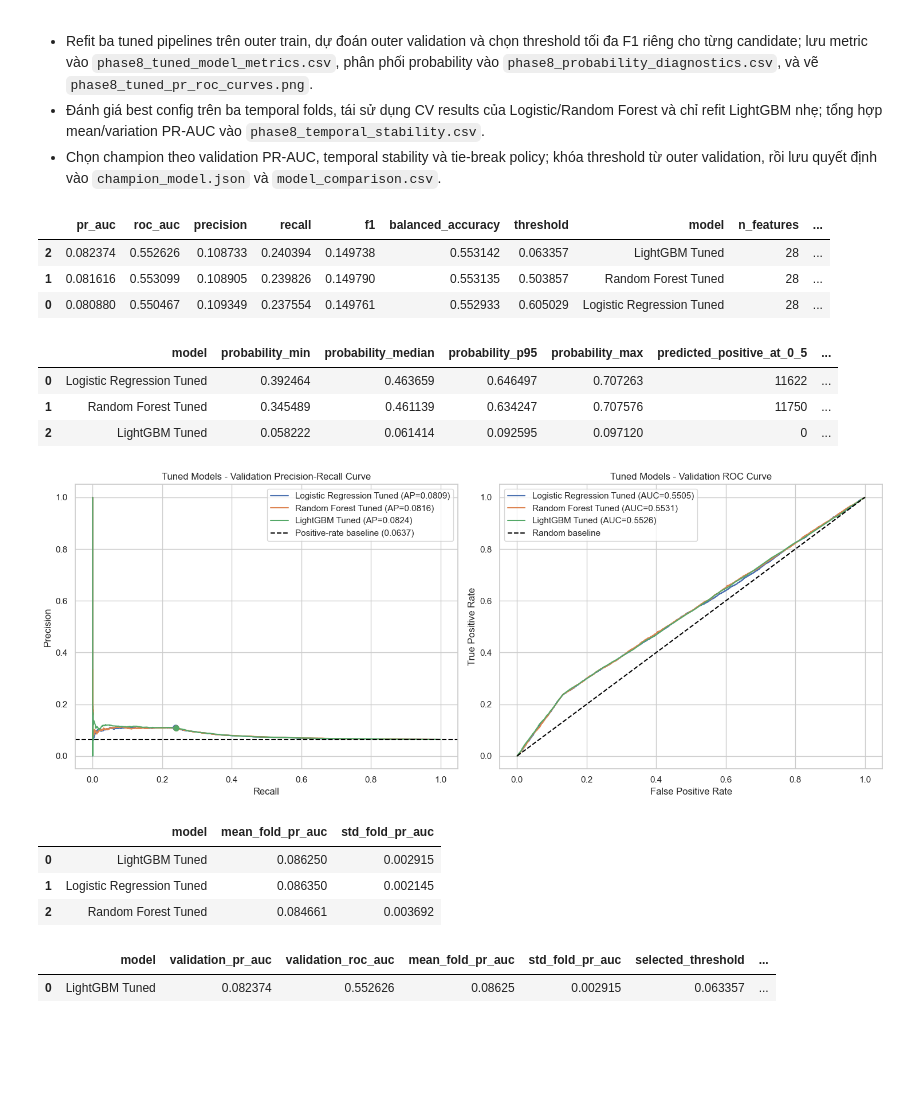
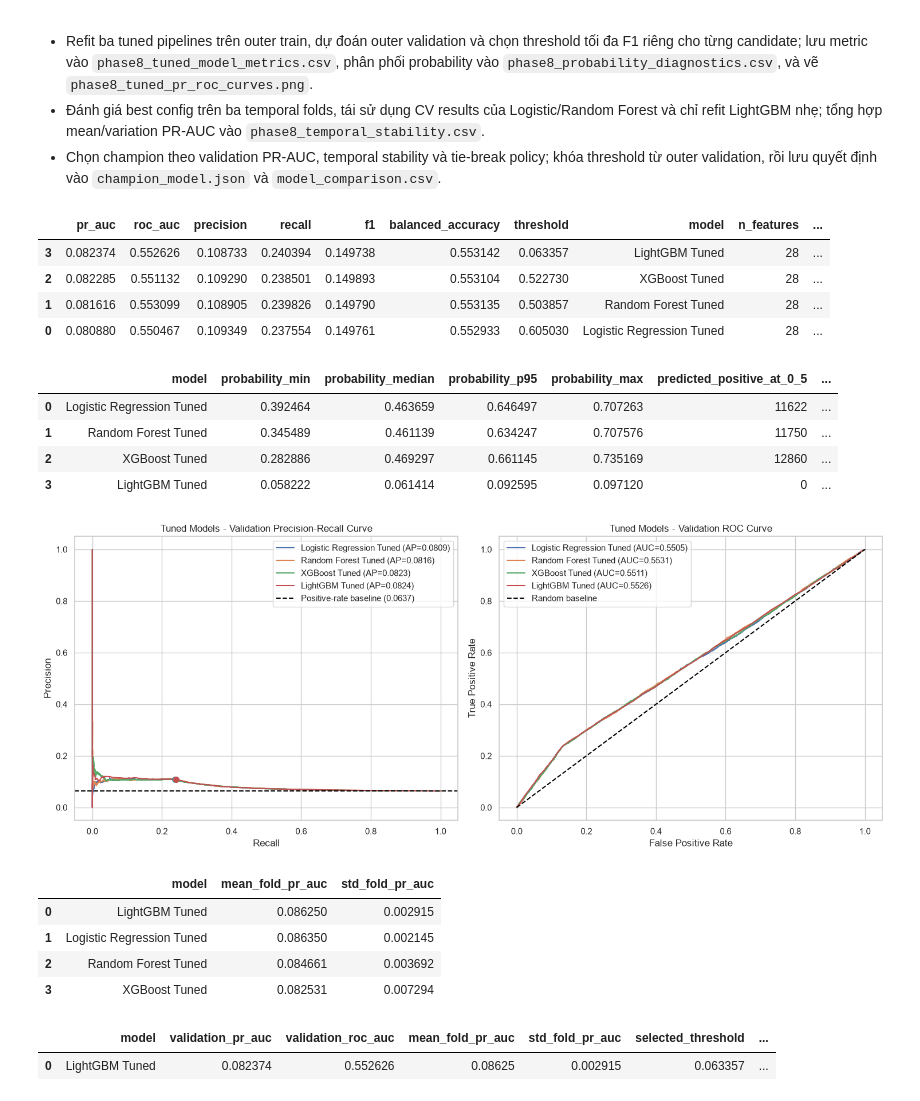
Before and after one commit to AIThucChien2026/VSF_DS_NguyenBaHao, a Jupyter notebook: report_2026_06_14/4_Modeling.ipynb, the cells around one changed output. Cells and saved outputs as stored; diff of their text form; code cells hidden in the pictures; blank space fills up the shorter version.

```diff
--- a/report_2026_06_14/4_Modeling.ipynb
+++ b/report_2026_06_14/4_Modeling.ipynb
@@ -689,6 +691,26 @@ initial_models = {
             ),
         ]
     ),
+    "XGBoost": Pipeline(
+        [
+            ("preprocessor", make_preprocessor(feature_cols_v1)),
+            (
+                "classifier",
+                xgb.XGBClassifier(
+                    n_estimators=500,
+                    learning_rate=0.05,
+                    max_depth=6,
+                    subsample=0.8,
+                    colsample_bytree=0.8,
+                    scale_pos_weight=scale_pos_weight,
+                    eval_metric="aucpr",
+                    random_state=RANDOM_STATE,
+                    n_jobs=-1,
+                    tree_method="hist",
+                ),
+            ),
+        ]
+    ),
 }
 # %%
 # Phase 5.2 - Train và đánh giá validation
@@ -1087,6 +1165,7 @@ tuned_lgbm_params = {
 tuned_models = {
     "Logistic Regression Tuned": logistic_grid.best_estimator_,
     "Random Forest Tuned": rf_random.best_estimator_,
+    "XGBoost Tuned": xgb_random.best_estimator_,
     "LightGBM Tuned": Pipeline(
         [
             ("preprocessor", make_preprocessor(feature_cols_v1)),
@@ -1168,37 +1247,39 @@ for model_name, probability in tuned_valid_probabilities.items():
     )
 
 axes[0].axhline(
     valid_df[TARGET].mean(),
     color="black",
     linestyle="--",
     label=f"Positive-rate baseline ({valid_df[TARGET].mean():.4f})",
 )
 axes[0].set_title("Tuned Models - Validation Precision-Recall Curve")
 axes[0].set_xlabel("Recall")
 axes[0].set_ylabel("Precision")
 axes[1].plot([0, 1], [0, 1], color="black", linestyle="--", label="Random baseline")
 axes[1].set_title("Tuned Models - Validation ROC Curve")
 axes[1].set_xlabel("False Positive Rate")
 axes[1].set_ylabel("True Positive Rate")
 for ax in axes:
     ax.legend()
 plt.tight_layout()
 fig.savefig(
     MODEL_FIGURE_DIR / "phase8_tuned_pr_roc_curves.png",
     dpi=150,
     bbox_inches="tight",
 )
 plt.show()
 # %% [output]
 |  | pr_auc | roc_auc | precision | recall | f1 | balanced_accuracy | threshold | model | n_features | ... |
-| 2 | 0.082374 | 0.552626 | 0.108733 | 0.240394 | 0.149738 | 0.553142 | 0.063357 | LightGBM Tuned | 28 | ... |
+| 3 | 0.082374 | 0.552626 | 0.108733 | 0.240394 | 0.149738 | 0.553142 | 0.063357 | LightGBM Tuned | 28 | ... |
+| 2 | 0.082285 | 0.551132 | 0.109290 | 0.238501 | 0.149893 | 0.553104 | 0.522730 | XGBoost Tuned | 28 | ... |
 | 1 | 0.081616 | 0.553099 | 0.108905 | 0.239826 | 0.149790 | 0.553135 | 0.503857 | Random Forest Tuned | 28 | ... |
-| 0 | 0.080880 | 0.550467 | 0.109349 | 0.237554 | 0.149761 | 0.552933 | 0.605029 | Logistic Regression Tuned | 28 | ... |
+| 0 | 0.080880 | 0.550467 | 0.109349 | 0.237554 | 0.149761 | 0.552933 | 0.605030 | Logistic Regression Tuned | 28 | ... |
 |  | model | probability_min | probability_median | probability_p95 | probability_max | predicted_positive_at_0_5 | ... |
 | 0 | Logistic Regression Tuned | 0.392464 | 0.463659 | 0.646497 | 0.707263 | 11622 | ... |
 | 1 | Random Forest Tuned | 0.345489 | 0.461139 | 0.634247 | 0.707576 | 11750 | ... |
-| 2 | LightGBM Tuned | 0.058222 | 0.061414 | 0.092595 | 0.097120 | 0 | ... |
+| 2 | XGBoost Tuned | 0.282886 | 0.469297 | 0.661145 | 0.735169 | 12860 | ... |
+| 3 | LightGBM Tuned | 0.058222 | 0.061414 | 0.092595 | 0.097120 | 0 | ... |
-[figure, old version]
+[figure, new version]
 # %%
 # Phase 8.2 - Temporal stability của best configs
 def search_cv_scores(model_name, search):
@@ -1236,6 +1317,7 @@ def temporal_model_scores(model_name, model):
 stability_rows = []
 stability_rows.extend(search_cv_scores("Logistic Regression Tuned", logistic_grid))
 stability_rows.extend(search_cv_scores("Random Forest Tuned", rf_random))
+stability_rows.extend(search_cv_scores("XGBoost Tuned", xgb_random))
 stability_rows.extend(
     temporal_model_scores("LightGBM Tuned", tuned_models["LightGBM Tuned"])
 )
@@ -1252,6 +1334,7 @@ display(stability_summary)
 | 0 | LightGBM Tuned | 0.086250 | 0.002915 |
 | 1 | Logistic Regression Tuned | 0.086350 | 0.002145 |
 | 2 | Random Forest Tuned | 0.084661 | 0.003692 |
+| 3 | XGBoost Tuned | 0.082531 | 0.007294 |
 # %%
 # Phase 8.3 - Chọn champion và threshold trên validation
 model_comparison = tuned_metrics.merge(stability_summary, on="model", how="left")
```
Also changed, not shown: parts of 19 cells of this notebook, 2 other files.
